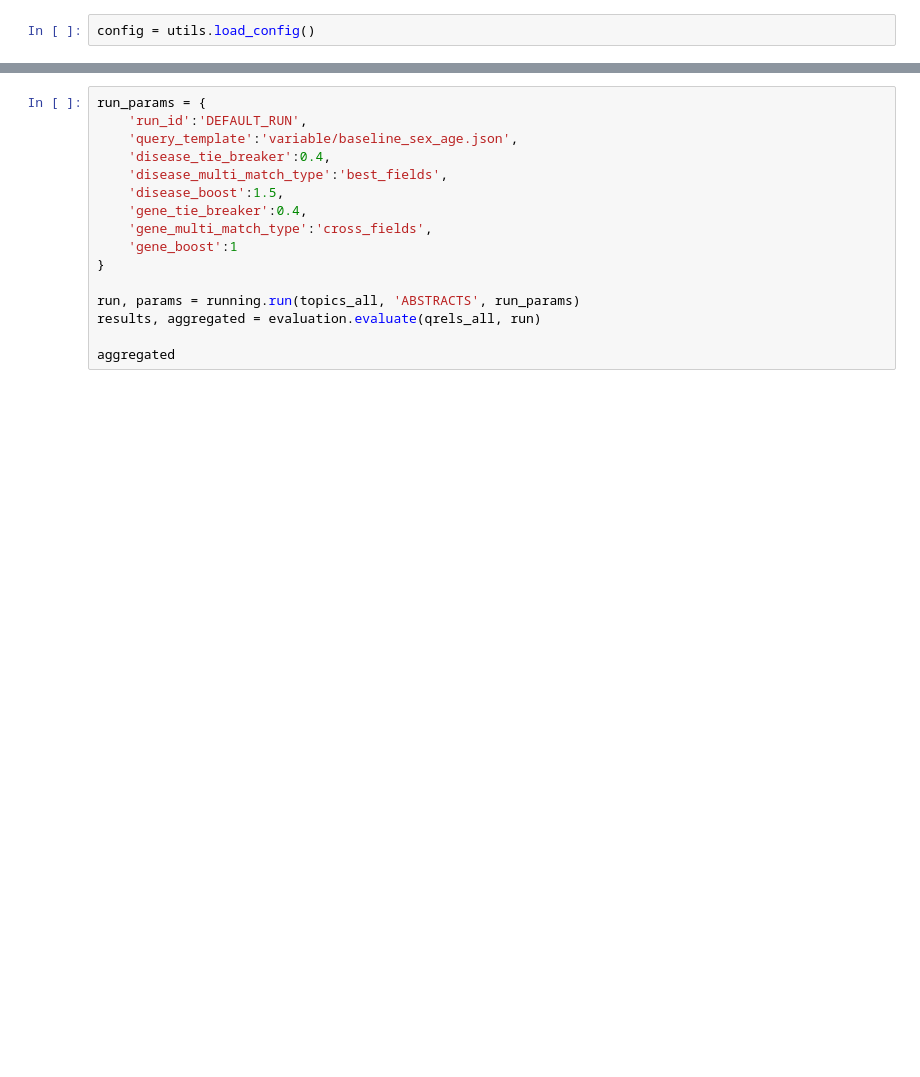
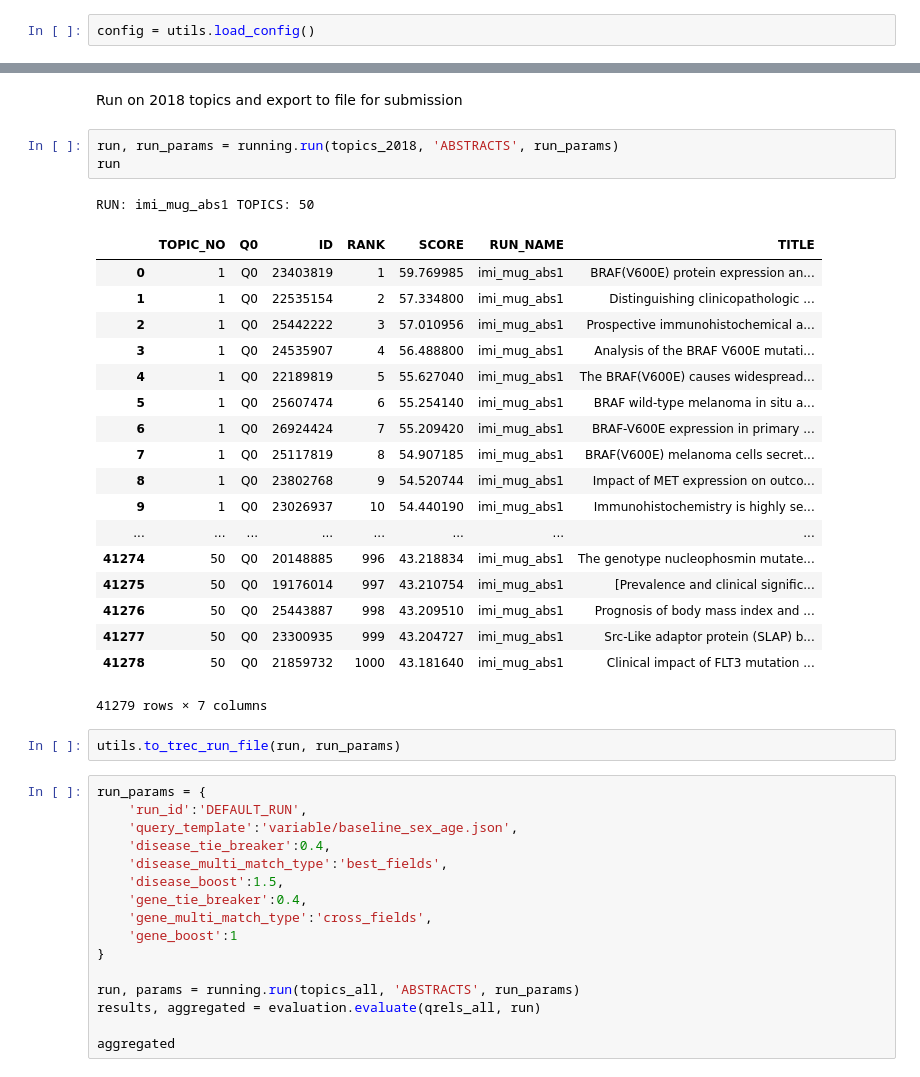
Before and after one commit to plopezgarcia/trec-2018-precision-medicine, a Jupyter notebook: python/abstracts/abstracts_general.ipynb, the cells around one changed output, grey strips where cells are left out. Saved outputs shown, nothing was run; the diff lists cells and outputs as text; blank space fills up the shorter version.

```diff
--- a/python/abstracts/abstracts_general.ipynb
+++ b/python/abstracts/abstracts_general.ipynb
@@ -24,3 +78,30 @@ qrels_all = utils.get_qrels('./gold-standard/abstracts.2017.qrels')
+# %% [markdown]
+Run on 2018 topics and export to file for submission
+# %%
+run, run_params = running.run(topics_2018, 'ABSTRACTS', run_params)
+run
+# %% [output]
+RUN: imi_mug_abs1 TOPICS: 50
+|  | TOPIC_NO | Q0 | ID | RANK | SCORE | RUN_NAME | TITLE |
+| 0 | 1 | Q0 | 23403819 | 1 | 59.769985 | imi_mug_abs1 | BRAF(V600E) protein expression an... |
+| 1 | 1 | Q0 | 22535154 | 2 | 57.334800 | imi_mug_abs1 | Distinguishing clinicopathologic ... |
+| 2 | 1 | Q0 | 25442222 | 3 | 57.010956 | imi_mug_abs1 | Prospective immunohistochemical a... |
+| 3 | 1 | Q0 | 24535907 | 4 | 56.488800 | imi_mug_abs1 | Analysis of the BRAF V600E mutati... |
+| 4 | 1 | Q0 | 22189819 | 5 | 55.627040 | imi_mug_abs1 | The BRAF(V600E) causes widespread... |
+| 5 | 1 | Q0 | 25607474 | 6 | 55.254140 | imi_mug_abs1 | BRAF wild-type melanoma in situ a... |
+| 6 | 1 | Q0 | 26924424 | 7 | 55.209420 | imi_mug_abs1 | BRAF-V600E expression in primary ... |
+| 7 | 1 | Q0 | 25117819 | 8 | 54.907185 | imi_mug_abs1 | BRAF(V600E) melanoma cells secret... |
+| 8 | 1 | Q0 | 23802768 | 9 | 54.520744 | imi_mug_abs1 | Impact of MET expression on outco... |
+| 9 | 1 | Q0 | 23026937 | 10 | 54.440190 | imi_mug_abs1 | Immunohistochemistry is highly se... |
+| ... | ... | ... | ... | ... | ... | ... | ... |
+| 41274 | 50 | Q0 | 20148885 | 996 | 43.218834 | imi_mug_abs1 | The genotype nucleophosmin mutate... |
+| 41275 | 50 | Q0 | 19176014 | 997 | 43.210754 | imi_mug_abs1 | [Prevalence and clinical signific... |
+| 41276 | 50 | Q0 | 25443887 | 998 | 43.209510 | imi_mug_abs1 | Prognosis of body mass index and ... |
+| 41277 | 50 | Q0 | 23300935 | 999 | 43.204727 | imi_mug_abs1 | Src-Like adaptor protein (SLAP) b... |
+| 41278 | 50 | Q0 | 21859732 | 1000 | 43.181640 | imi_mug_abs1 | Clinical impact of FLT3 mutation ... |
+41279 rows × 7 columns
+# %%
+utils.to_trec_run_file(run, run_params)
 # %%
 run_params = {
     'run_id':'DEFAULT_RUN',
```
Also changed, not shown: parts of 9 cells of this notebook, 6 other files.
